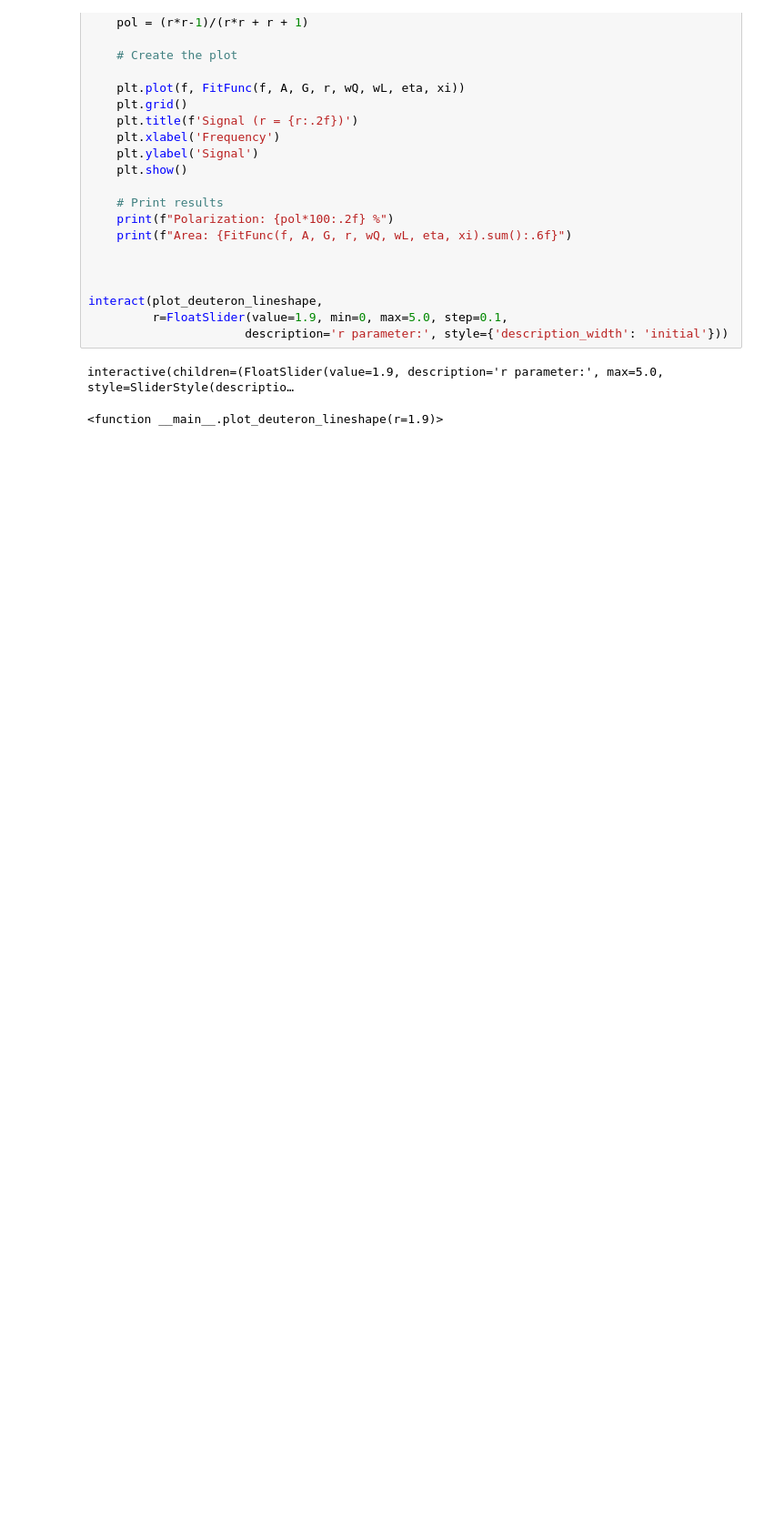
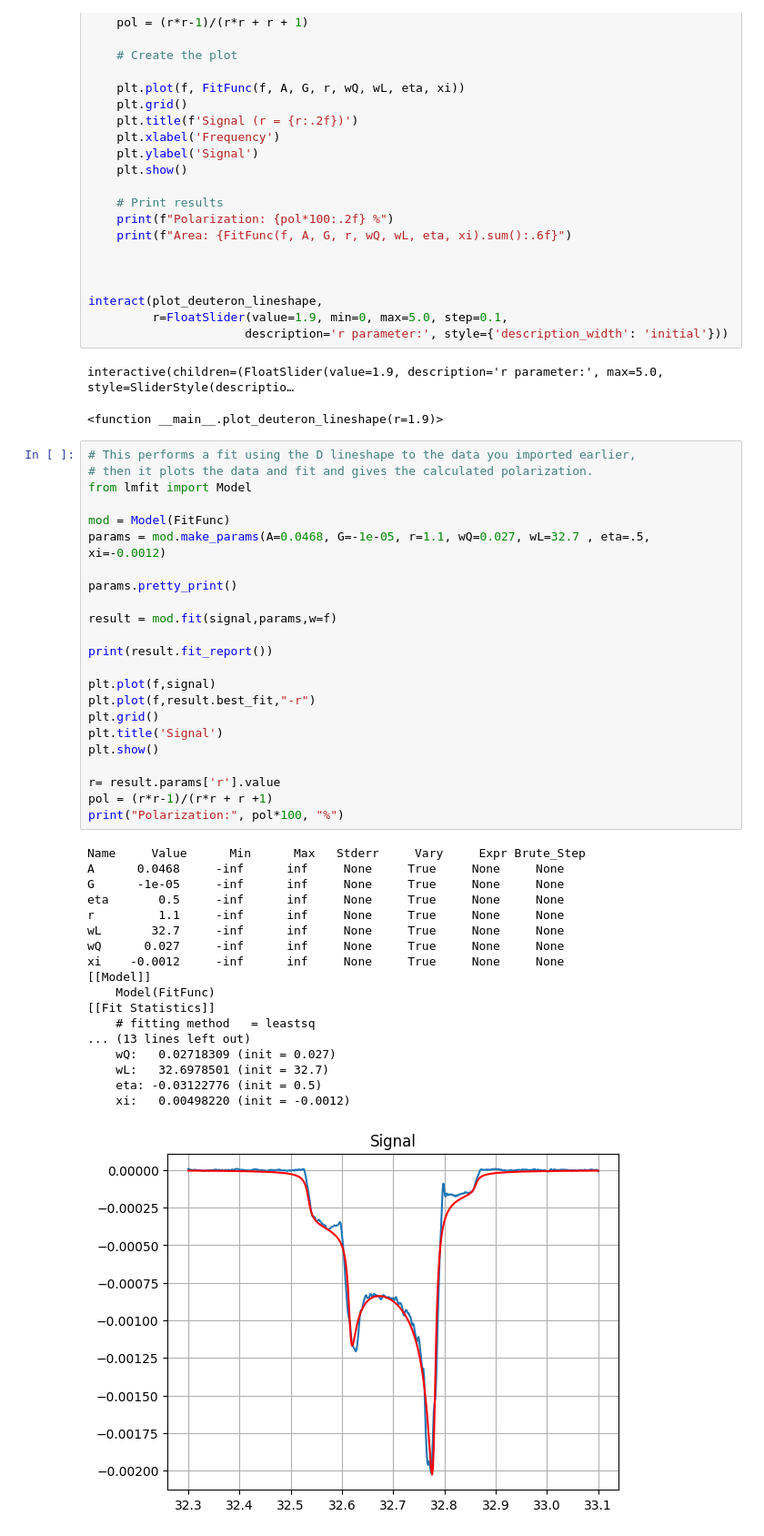
Before and after one commit to jdmax/NMR_Analysis, a Jupyter notebook: Deuteron_Fitting.ipynb, the cells around one changed output. Shown at 91% size. Drawn from its saved outputs; the diff is of its cells as text; blank space fills up the shorter version.

```diff
--- a/Deuteron_Fitting.ipynb
+++ b/Deuteron_Fitting.ipynb
@@ -207,3 +212,45 @@ interact(plot_deuteron_lineshape,
 # %% [output]
 interactive(children=(FloatSlider(value=1.9, description='r parameter:', max=5.0, style=SliderStyle(descriptio…
 <function __main__.plot_deuteron_lineshape(r=1.9)>
+# %%
+# This performs a fit using the D lineshape to the data you imported earlier,
+# then it plots the data and fit and gives the calculated polarization.
+from lmfit import Model
+
+mod = Model(FitFunc)
+params = mod.make_params(A=0.0468, G=-1e-05, r=1.1, wQ=0.027, wL=32.7 , eta=.5, xi=-0.0012)
+
+params.pretty_print()
+
+result = mod.fit(signal,params,w=f)
+
+print(result.fit_report())
+
+plt.plot(f,signal)
+plt.plot(f,result.best_fit,"-r")
+plt.grid()
+plt.title('Signal')
+plt.show()
+
+r= result.params['r'].value
+pol = (r*r-1)/(r*r + r +1)
+print("Polarization:", pol*100, "%")
+# %% [output]
+Name     Value      Min      Max   Stderr     Vary     Expr Brute_Step
+A      0.0468     -inf      inf     None     True     None     None
+G      -1e-05     -inf      inf     None     True     None     None
+eta       0.5     -inf      inf     None     True     None     None
+r         1.1     -inf      inf     None     True     None     None
+wL       32.7     -inf      inf     None     True     None     None
+wQ      0.027     -inf      inf     None     True     None     None
+xi    -0.0012     -inf      inf     None     True     None     None
+[[Model]]
+    Model(FitFunc)
+[[Fit Statistics]]
+    # fitting method   = leastsq
+... (13 lines left out)
+    wQ:   0.02718309 (init = 0.027)
+    wL:   32.6978501 (init = 32.7)
+    eta: -0.03122776 (init = 0.5)
+    xi:   0.00498220 (init = -0.0012)
+[figure, added]
```
Also changed, not shown: parts of 4 cells of this notebook.
